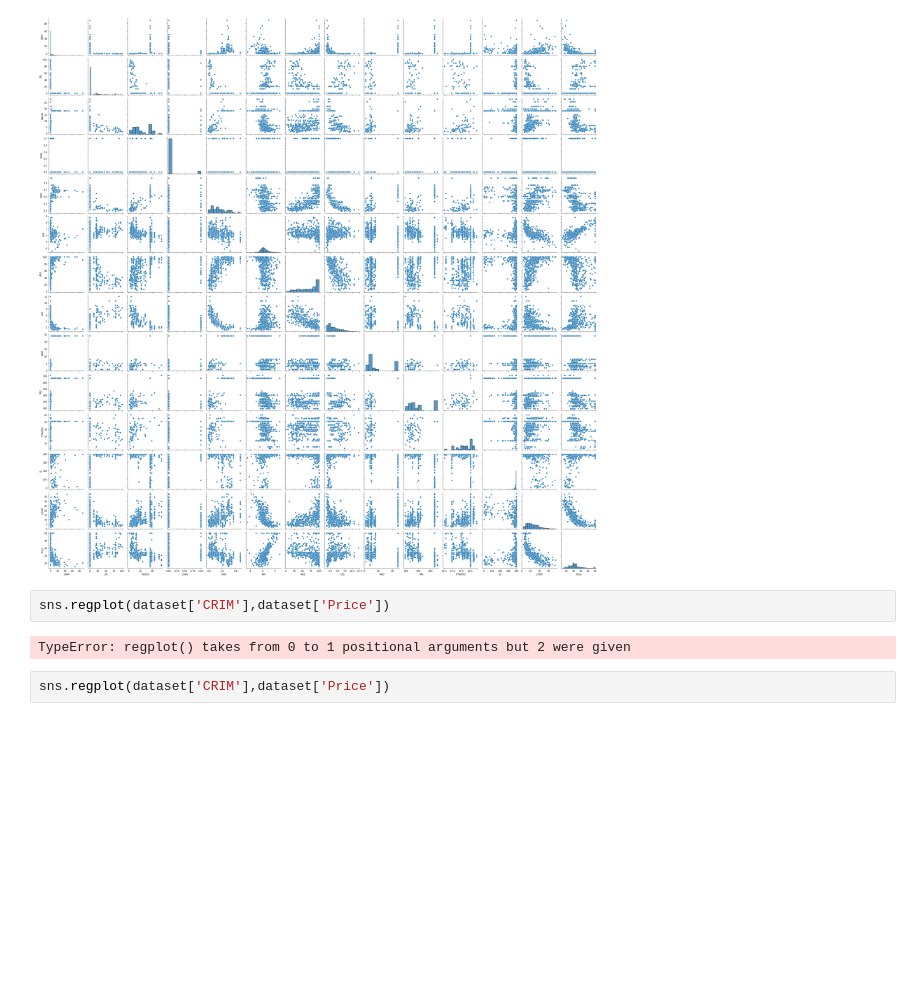
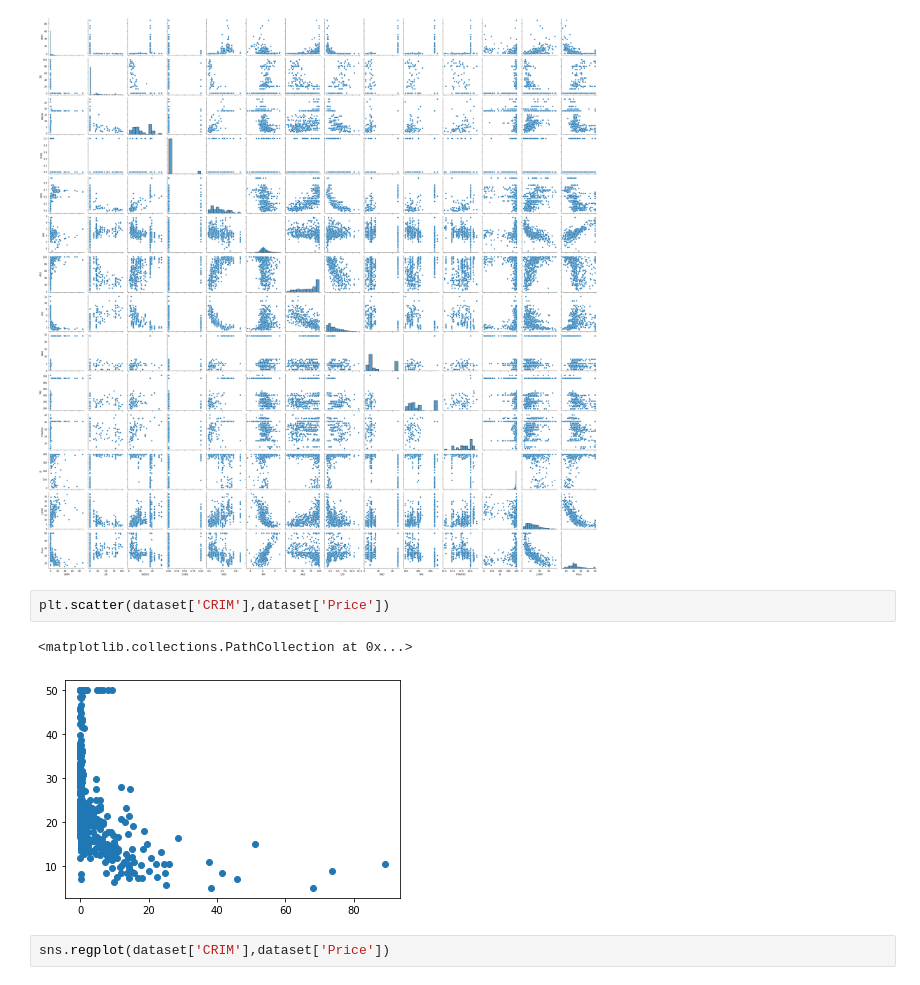
Before and after one commit to BHARATHBN-123/HousePricePrediction, a Jupyter notebook: HousePricePrediction.ipynb, the cells around one changed output. Saved outputs shown, nothing was run; the diff lists cells and outputs as text; blank space fills up the shorter version.

```diff
--- a/HousePricePrediction.ipynb
+++ b/HousePricePrediction.ipynb
@@ -118,9 +118,10 @@ sns.pairplot(dataset)
 <seaborn.axisgrid.PairGrid at 0x...>
 [figure]
 # %%
-sns.regplot(dataset['CRIM'],dataset['Price'])
+plt.scatter(dataset['CRIM'],dataset['Price'])
 # %% [output]
-TypeError: regplot() takes from 0 to 1 positional arguments but 2 were given
+<matplotlib.collections.PathCollection at 0x...>
+[figure, added]
 # %%
 sns.regplot(dataset['CRIM'],dataset['Price'])
 # %% [output]
```
Also changed, not shown: parts of 1 cell of this notebook, 2 other files.
